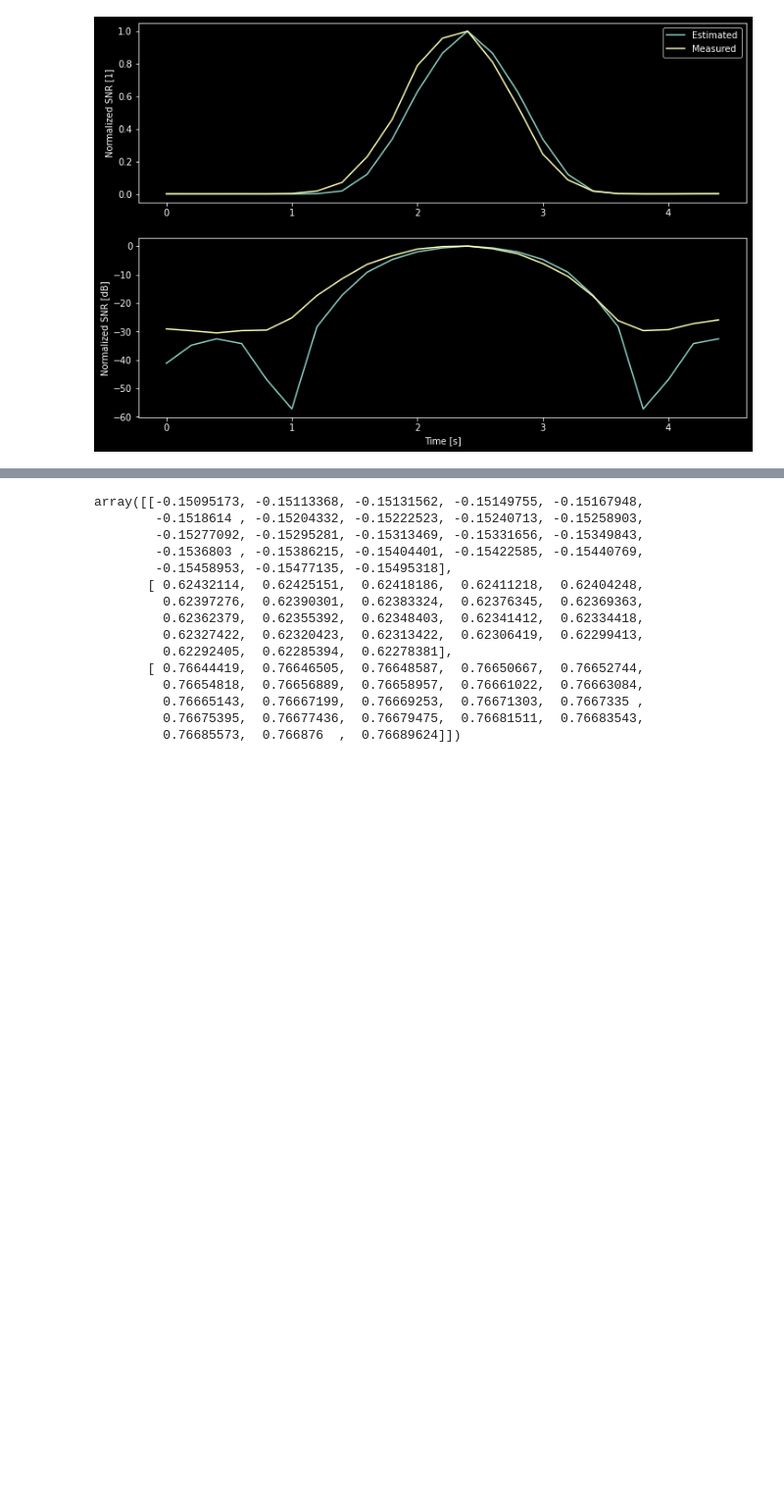
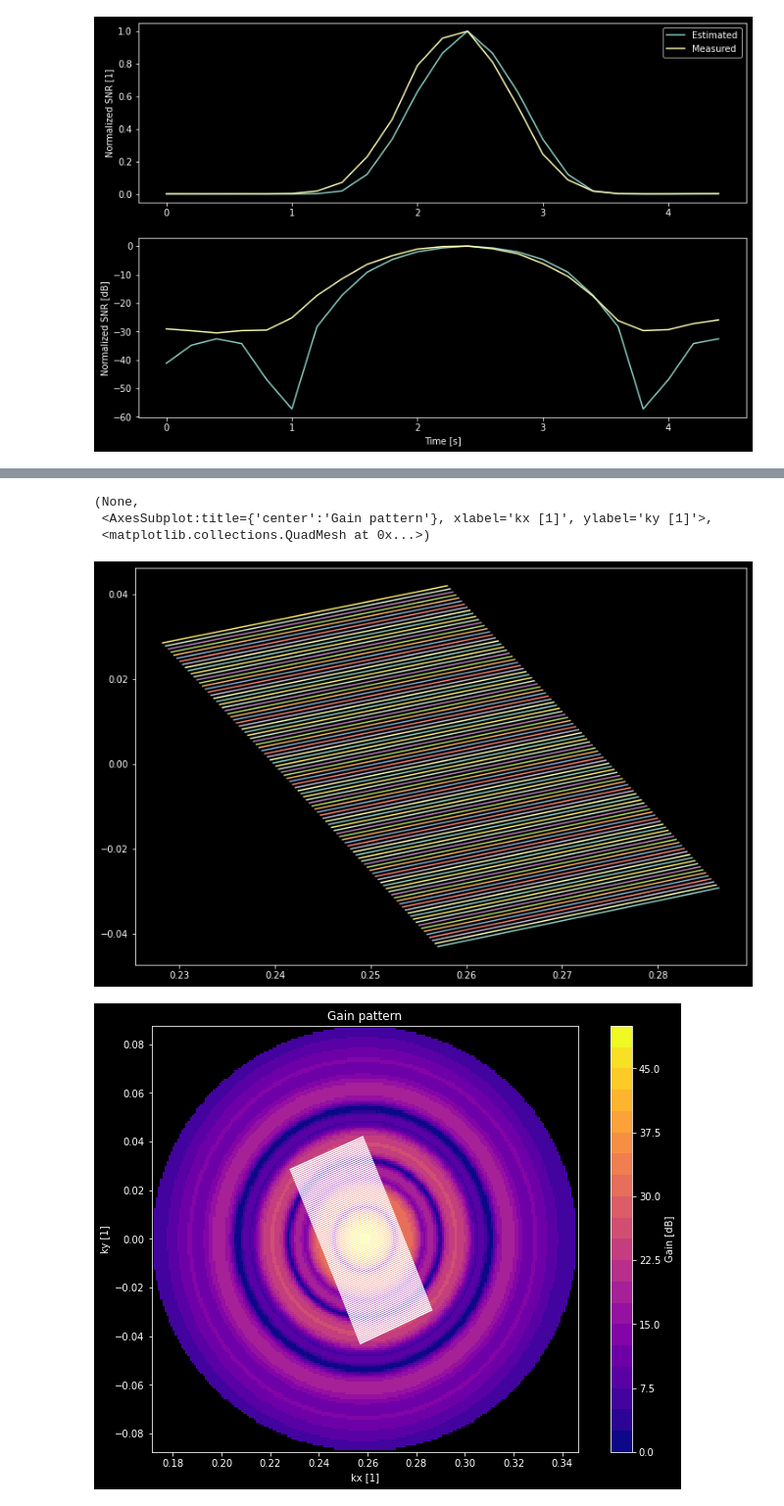
Before and after one commit to jvierine/antisat_analysis, a Jupyter notebook: projects/test_find_rcs.ipynb, the cells around one changed output, grey strips where cells are left out. Shown at 98% size. Drawn from its saved outputs; the diff is of its cells as text; code cells hidden in the pictures; blank space fills up the shorter version.

Commit message:
better rcs estimation methods ported to script file

```diff
--- a/projects/test_find_rcs.ipynb
+++ b/projects/test_find_rcs.ipynb
@@ -508,9 +428,0 @@ anom : 1.0677e+01   vz: 2.2880e+03
-# %%
-states_ecef = prop.propagate(t_, orb, epoch=epoch)
-local_pos = sorts.frames.ecef_to_enu(
-    radar.tx[0].lat,
-    radar.tx[0].lon,
-    radar.tx[0].alt,
-    states_ecef[:3,:],
-    radians=False,
-)
@@ -516,0 +467,20 @@ local_pos = sorts.frames.ecef_to_enu(
+# %%
+it = 1
+min_res = sciopt.minimize(
+    locate_in_beam,
+    [51, 79, 158],
+    args=(orb, r_ecef),
+    method='Nelder-Mead',
+)
+while it < 10 and min_res.fun > 1e3:
+    it += 1
+    x0 = np.random.rand(3)
+    x0[0] *= 90
+    x0[1:] *= 360
+    min_res0 = sciopt.minimize(locate_in_beam, x0, args=(orb, r_ecef), method='Nelder-Mead')
+    print(f'{it}: [{min_res0.fun}] {x0} -> {min_res0.x}')
+    if min_res0.fun < min_res.fun:
+        min_res = min_res0
+
+    if min_res.fun < 1e3:
+        break
@@ -624,18 +592,13 @@ for best_ind in best_inds:
-# %%
-pth
-# %% [output]
-array([[-0.15095173, -0.15113368, -0.15131562, -0.15149755, -0.15167948,
-        -0.1518614 , -0.15204332, -0.15222523, -0.15240713, -0.15258903,
-        -0.15277092, -0.15295281, -0.15313469, -0.15331656, -0.15349843,
-        -0.1536803 , -0.15386215, -0.15404401, -0.15422585, -0.15440769,
-        -0.15458953, -0.15477135, -0.15495318],
-       [ 0.62432114,  0.62425151,  0.62418186,  0.62411218,  0.62404248,
-         0.62397276,  0.62390301,  0.62383324,  0.62376345,  0.62369363,
-         0.62362379,  0.62355392,  0.62348403,  0.62341412,  0.62334418,
-         0.62327422,  0.62320423,  0.62313422,  0.62306419,  0.62299413,
-         0.62292405,  0.62285394,  0.62278381],
-       [ 0.76644419,  0.76646505,  0.76648587,  0.76650667,  0.76652744,
-         0.76654818,  0.76656889,  0.76658957,  0.76661022,  0.76663084,
-         0.76665143,  0.76667199,  0.76669253,  0.76671303,  0.7667335 ,
-         0.76675395,  0.76677436,  0.76679475,  0.76681511,  0.76683543,
-         0.76685573,  0.766876  ,  0.76689624]])
+# %%
+fig, ax1 = plt.subplots(figsize=(12,8))
+fig, ax2 = plt.subplots(figsize=(12,8))
+for pth in pths:
+    ax1.plot(pth[0, :], pth[1, :])
+    ax2.plot(pth[0, :], pth[1, :], '-w')
+pyant.plotting.gain_heatmap(radar.tx[0].beam, min_elevation=85.0, ax=ax2)
+# %% [output]
+(None,
+ <AxesSubplot:title={'center':'Gain pattern'}, xlabel='kx [1]', ylabel='ky [1]'>,
+ <matplotlib.collections.QuadMesh at 0x...>)
+[figure, added]
+[figure, added]
```
Also changed, not shown: parts of 12 cells of this notebook, 3 other files.
